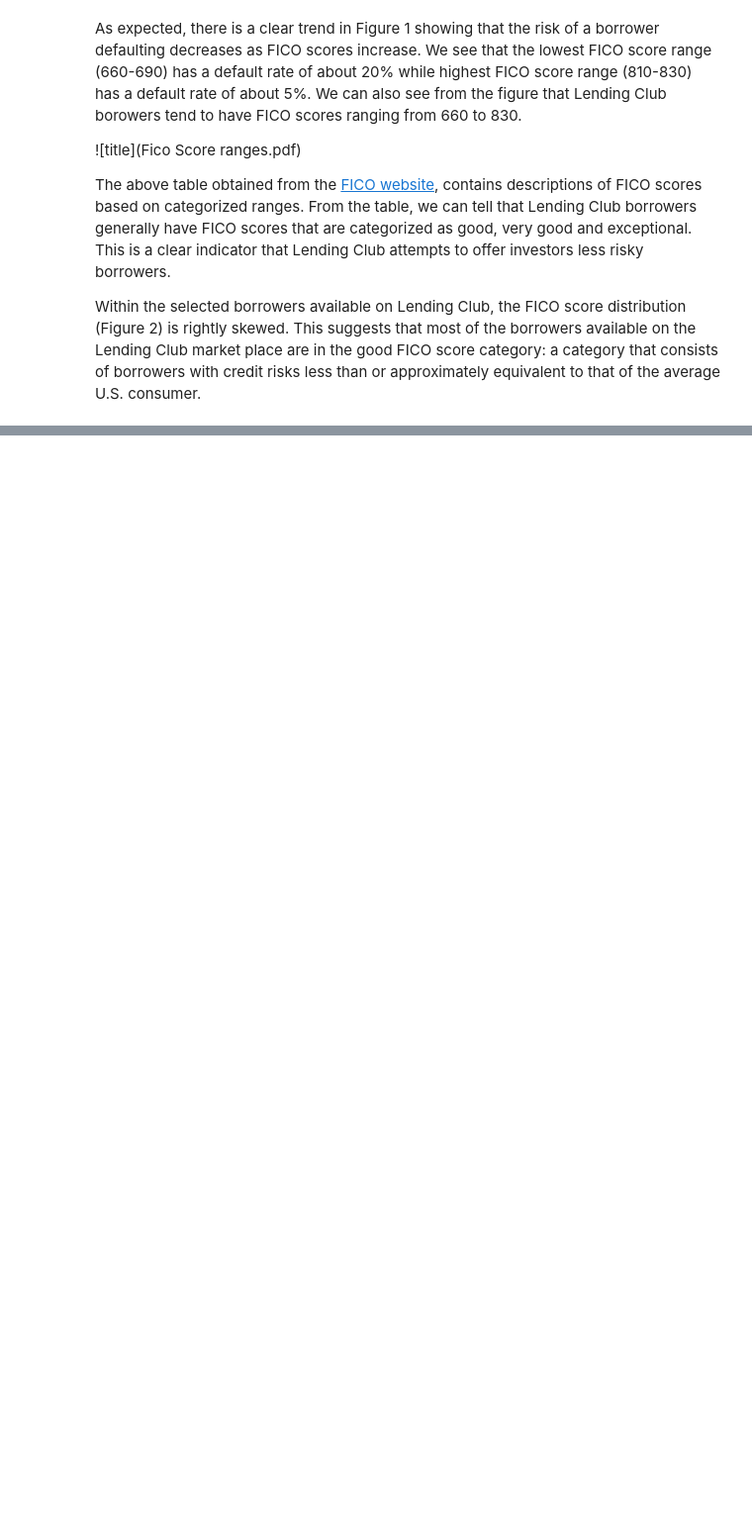
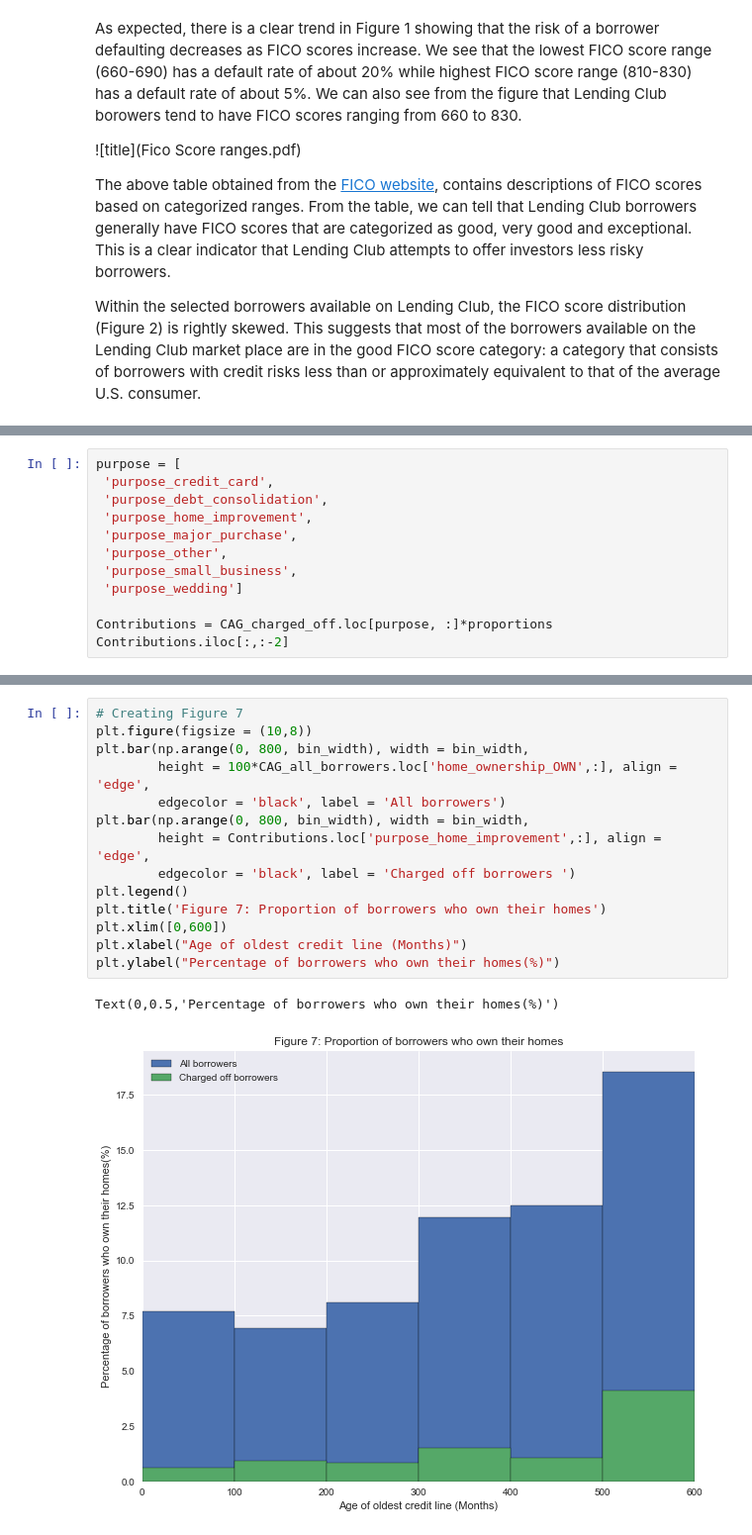
Before and after one commit to paulb17/Springboard, a Jupyter notebook: Capstone Project 1/Data_Exploration.ipynb, the cells around one changed output, grey strips where cells are left out. Shown at 99% size. Drawn from its saved outputs; the diff is of its cells as text; blank space fills up the shorter version.

```diff
--- a/Capstone Project 1/Data_Exploration.ipynb
+++ b/Capstone Project 1/Data_Exploration.ipynb
@@ -364,0 +276,12 @@ From Figure 10 we note that as the loan amount increases, there is a general inc
+# %%
+purpose = [
+ 'purpose_credit_card',
+ 'purpose_debt_consolidation',
+ 'purpose_home_improvement',
+ 'purpose_major_purchase',
+ 'purpose_other',
+ 'purpose_small_business',
+ 'purpose_wedding']
+
+Contributions = CAG_charged_off.loc[purpose, :]*proportions
+Contributions.iloc[:,:-2]
@@ -364,0 +303,17 @@ From Figure 10 we note that as the loan amount increases, there is a general inc
+# %%
+# Creating Figure 7
+plt.figure(figsize = (10,8))
+plt.bar(np.arange(0, 800, bin_width), width = bin_width,
+        height = 100*CAG_all_borrowers.loc['home_ownership_OWN',:], align = 'edge',
+        edgecolor = 'black', label = 'All borrowers')
+plt.bar(np.arange(0, 800, bin_width), width = bin_width,
+        height = Contributions.loc['purpose_home_improvement',:], align = 'edge',
+        edgecolor = 'black', label = 'Charged off borrowers ')
+plt.legend()
+plt.title('Figure 7: Proportion of borrowers who own their homes')
+plt.xlim([0,600])
+plt.xlabel("Age of oldest credit line (Months)")
+plt.ylabel("Percentage of borrowers who own their homes(%)")
+# %% [output]
+Text(0,0.5,'Percentage of borrowers who own their homes(%)')
+[figure, added]
```
Also changed, not shown: parts of 48 cells of this notebook, 3 other files.
